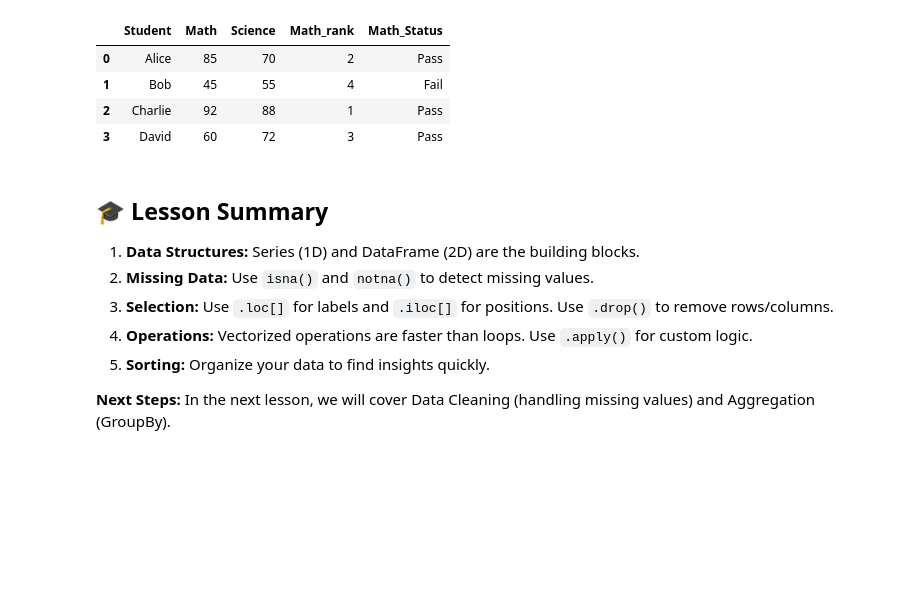
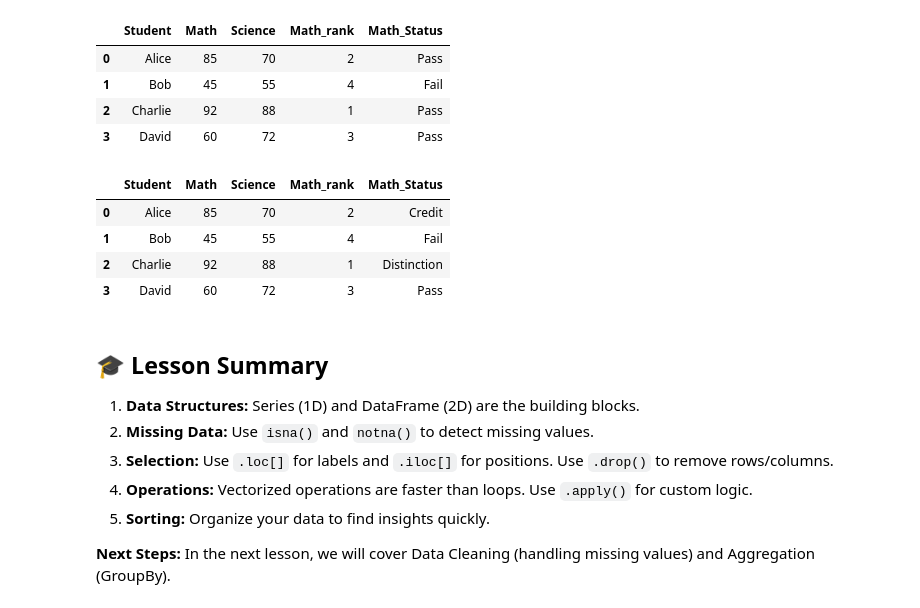
Before and after one commit to PP-123-nt/6m-data-1.7-intro-pandas, a Jupyter notebook: notebooks/pandas_lesson.ipynb, the cells around one changed output. Drawn from its saved outputs; the diff is of its cells as text; code cells hidden in the pictures; blank space fills up the shorter version.

```diff
--- a/notebooks/pandas_lesson.ipynb
+++ b/notebooks/pandas_lesson.ipynb
@@ -537,22 +537,33 @@ scores
 # 4. Hint: copy the shape of label_size() from the demo — one input, return one of two strings.
 # 5. Hint: same idea as frame['b'].apply(...) in the demo.
 
-def check_status(score):
-    if score >= 60:      # if/else: run one branch or other, based on condition
-        return "Pass"
-    else:
-        return "Fail"
+def mathstatus(score):
+     return "Pass" if score >= 60 else "Fail"
 
-# .apply(check_status) run function on every value in 'Math' column, one by one.
-scores['Math_Status'] = scores['Math'].apply(check_status)
+# .apply(mathstatus) run function on every value in 'Math' column, one by one.
 
-scores
+scores['Math_Status'] = scores['Math'].apply(mathstatus)
+display(scores)
 # %% [output]
 |  | Student | Math | Science | Math_rank | Math_Status |
 | 0 | Alice | 85 | 70 | 2 | Pass |
 | 1 | Bob | 45 | 55 | 4 | Fail |
 | 2 | Charlie | 92 | 88 | 1 | Pass |
 | 3 | David | 60 | 72 | 3 | Pass |
+# %%
+def mathstatus(score):
+    return "Distinction" if score >= 90 else "Credit" if score >= 70 else "Pass" if score >= 60 else "Fail"
+
+# .apply(mathstatus) run function on every value in 'Math' column, one by one.
+
+scores['Math_Status'] = scores['Math'].apply(mathstatus)
+display(scores)
+# %% [output]
+|  | Student | Math | Science | Math_rank | Math_Status |
+| 0 | Alice | 85 | 70 | 2 | Credit |
+| 1 | Bob | 45 | 55 | 4 | Fail |
+| 2 | Charlie | 92 | 88 | 1 | Distinction |
+| 3 | David | 60 | 72 | 3 | Pass |
 # %% [markdown]
 ## 🎓 Lesson Summary
 
```
